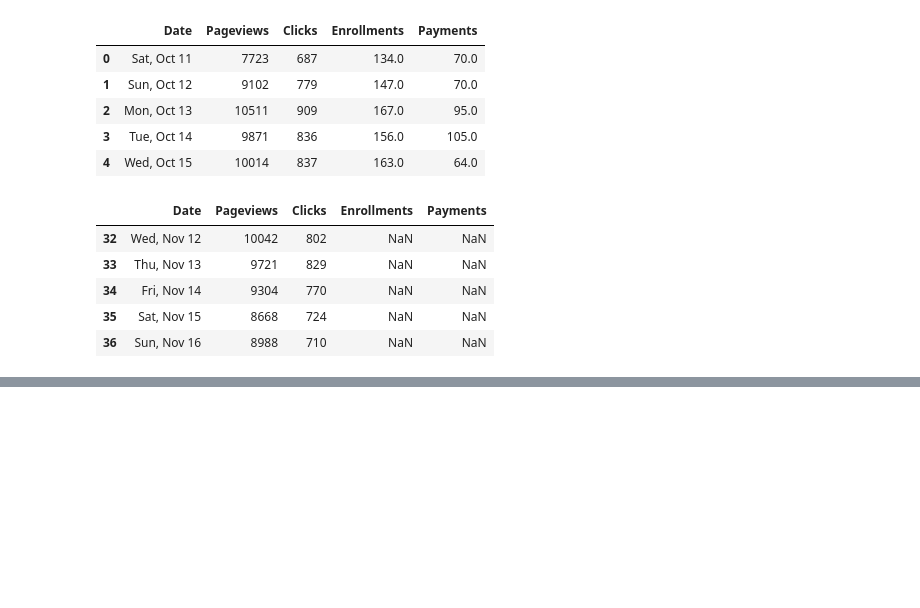
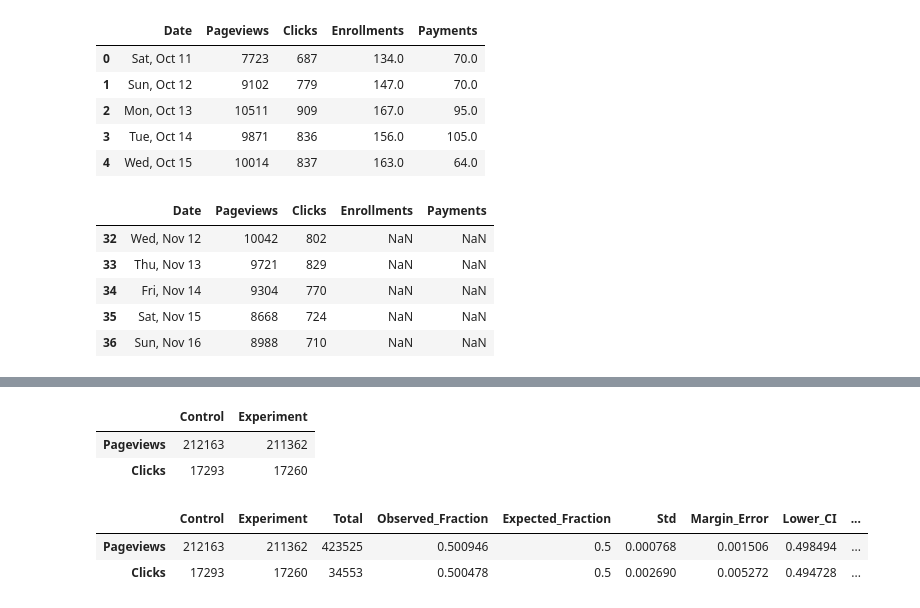
Before and after one commit to rmondini/udacity-AB-testing, a Jupyter notebook: main.ipynb, the cells around one changed output, grey strips where cells are left out. Saved outputs shown, nothing was run; the diff lists cells and outputs as text; code cells hidden in the pictures; blank space fills up the shorter version.

```diff
--- a/main.ipynb
+++ b/main.ipynb
@@ -201,0 +244,7 @@ experiment_df.tail()
+# %%
+final_control_summary_df = pd.DataFrame(final_control_df.sum()).drop('Date').rename(columns={0:'Control'})
+final_experiment_summary_df = pd.DataFrame(final_experiment_df.sum()).drop('Date').rename(columns={0:'Experiment'})
+# %%
+# join on index
+final_results_df = pd.DataFrame.join(final_control_summary_df,final_experiment_summary_df)
+final_results_df
@@ -201,0 +264,23 @@ experiment_df.tail()
+# %%
+sanity_check_df = final_results_df.drop(['Enrollments','Payments'])
+sanity_check_df
+# %% [output]
+|  | Control | Experiment |
+| Pageviews | 212163 | 211362 |
+| Clicks | 17293 | 17260 |
+# %%
+sanity_check_df['Total'] = sanity_check_df['Control']+sanity_check_df['Experiment']
+sanity_check_df['Observed_Fraction'] = sanity_check_df['Control']/sanity_check_df['Total']
+sanity_check_df['Expected_Fraction'] = 0.5
+sanity_check_df['Std'] = sanity_check_df['Expected_Fraction']*(1-sanity_check_df['Expected_Fraction'])/sanity_check_df['Total']
+sanity_check_df['Std'] = sanity_check_df['Std'].apply(lambda x:np.sqrt(x))
+sanity_check_df['Margin_Error'] = 1.96*sanity_check_df['Std']
+sanity_check_df['Lower_CI'] = sanity_check_df['Expected_Fraction']-sanity_check_df['Margin_Error']
+sanity_check_df['Upper_CI'] = sanity_check_df['Expected_Fraction']+sanity_check_df['Margin_Error']
+sanity_check_df['Pass_Test'] = sanity_check_df.apply(lambda x: x['Observed_Fraction']>=x['Lower_CI'] and x['Observed_Fraction']<=x['Upper_CI'], axis=1)
+# %%
+sanity_check_df
+# %% [output]
+|  | Control | Experiment | Total | Observed_Fraction | Expected_Fraction | Std | Margin_Error | Lower_CI | ... |
+| Pageviews | 212163 | 211362 | 423525 | 0.500946 | 0.5 | 0.000768 | 0.001506 | 0.498494 | ... |
+| Clicks | 17293 | 17260 | 34553 | 0.500478 | 0.5 | 0.002690 | 0.005272 | 0.494728 | ... |
```
Also changed, not shown: parts of 47 cells of this notebook.
